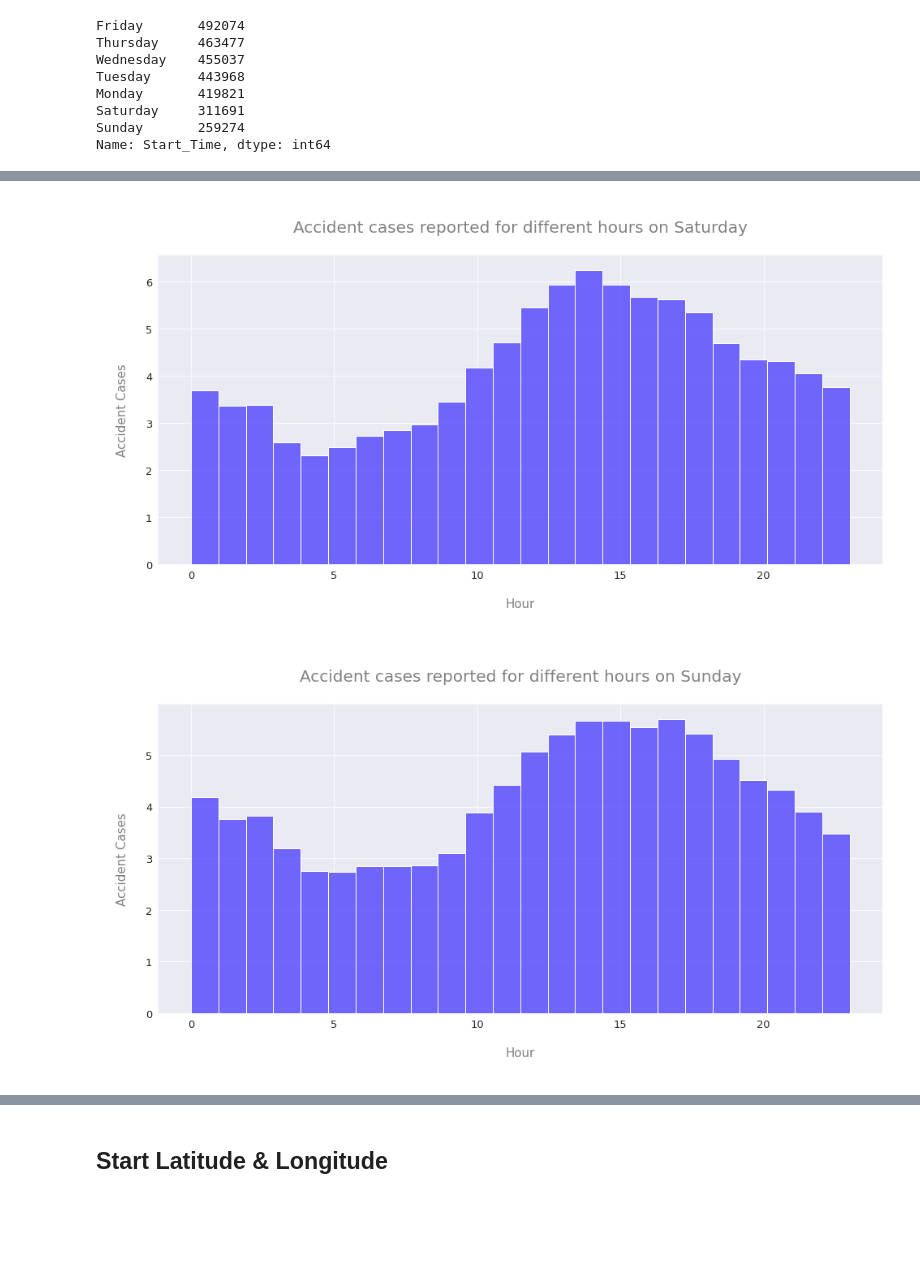
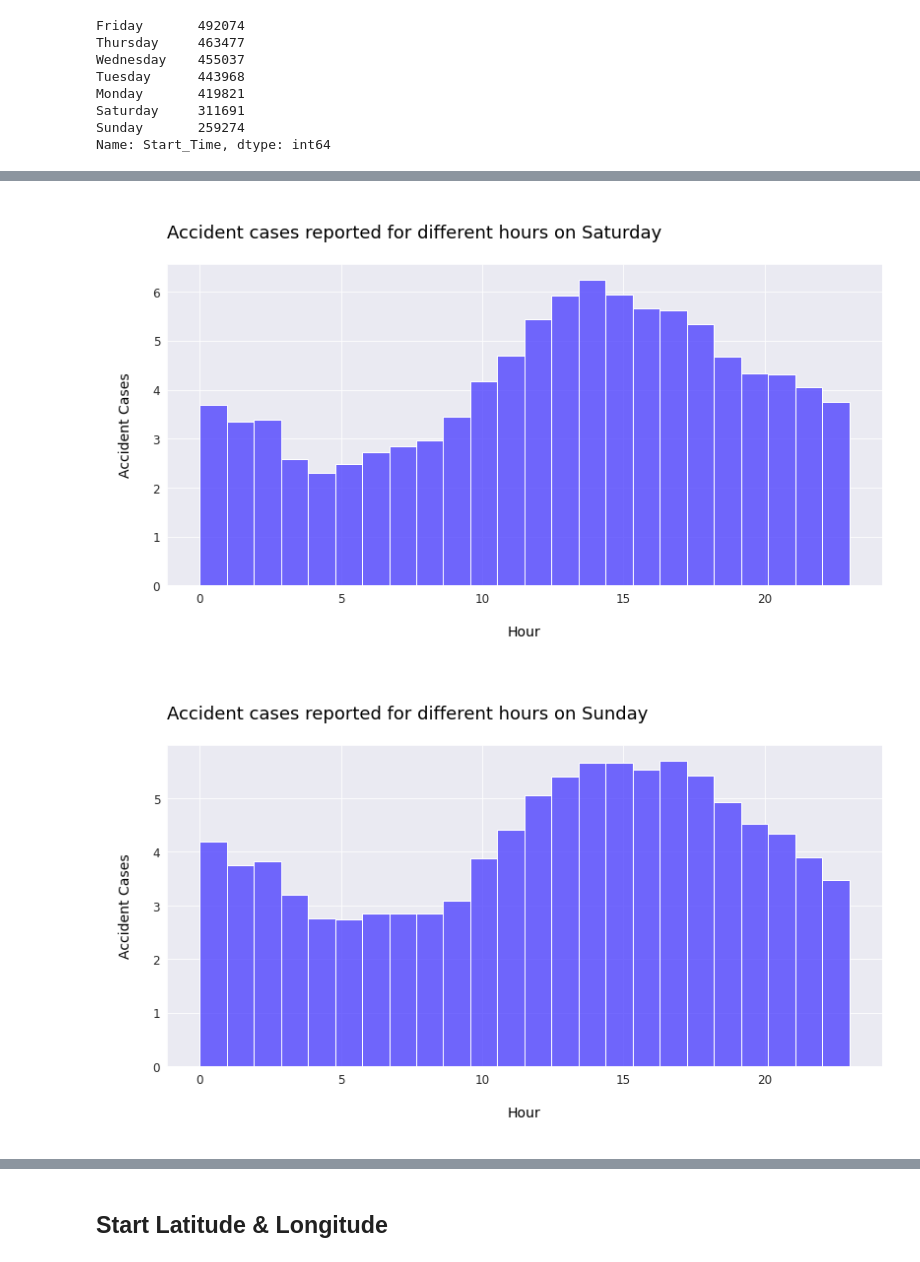
Before and after one commit to matthewmachnowski/us-accidents-analysis, a Jupyter notebook: us_accidents_analysis.ipynb, the cells around one changed output, grey strips where cells are left out. Cells and saved outputs as stored; diff of their text form; code cells hidden in the pictures; blank space fills up the shorter version.

```diff
--- a/us_accidents_analysis.ipynb
+++ b/us_accidents_analysis.ipynb
@@ -277,25 +283,25 @@ Lets see how the accidents are distributed over different hour of the day on the
 # %%
 saturday_start_time = df.Start_Time[df.Start_Time.dt.dayofweek == 5]
-plt.figure(figsize=(16,7))
-plt.title('\nAccident cases reported for different hours on Saturday\n', size=20, color='grey')
-plt.xlabel('\nHour\n', fontsize=15, color='gray')
-plt.ylabel('\nAccident Cases\n', fontsize=15, color='gray')
-plt.xticks(fontsize=13)
-plt.yticks(fontsize=13)
+plt.figure(figsize=(13, 6))
+plt.title('\nAccident cases reported for different hours on Saturday\n', size=18, color='Black', loc='left')
+plt.xlabel('\nHour\n', fontsize=14, color='Black')
+plt.ylabel('\nAccident Cases\n', fontsize=14, color='Black')
+plt.xticks(fontsize=12)
+plt.yticks(fontsize=12)
 sns.histplot(saturday_start_time.dt.hour, bins=24, stat="percent", color='#4638ff')
 plt.show()
 # %% [output]
-[figure, old version]
+[figure, new version]
 # %%
-sundays_start_time = df.Start_Time[df.Start_Time.dt.dayofweek == 6]
-plt.figure(figsize=(16,7))
-plt.title('\nAccident cases reported for different hours on Sunday\n', size=20, color='grey')
-plt.xlabel('\nHour\n', fontsize=15, color='gray')
-plt.ylabel('\nAccident Cases\n', fontsize=15, color='gray')
-plt.xticks(fontsize=13)
-plt.yticks(fontsize=13)
-sns.histplot(sundays_start_time.dt.hour, bins=24, stat="percent", color='#4638ff')
+saturday_start_time = df.Start_Time[df.Start_Time.dt.dayofweek == 6]
+plt.figure(figsize=(13, 6))
+plt.title('\nAccident cases reported for different hours on Sunday\n', size=18, color='Black', loc='left')
+plt.xlabel('\nHour\n', fontsize=14, color='Black')
+plt.ylabel('\nAccident Cases\n', fontsize=14, color='Black')
+plt.xticks(fontsize=12)
+plt.yticks(fontsize=12)
+sns.histplot(saturday_start_time.dt.hour, bins=24, stat="percent", color='#4638ff')
 plt.show()
 # %% [output]
-[figure, old version]
+[figure, new version]
 # %%
```
Also changed, not shown: parts of 40 cells of this notebook.
